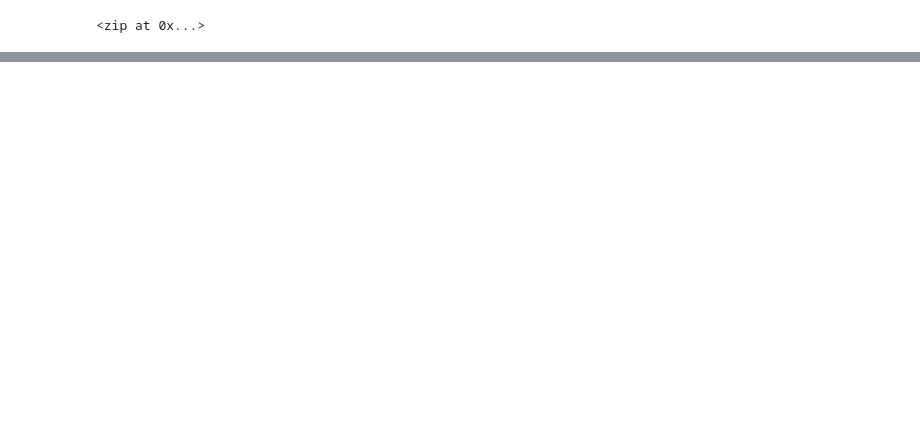
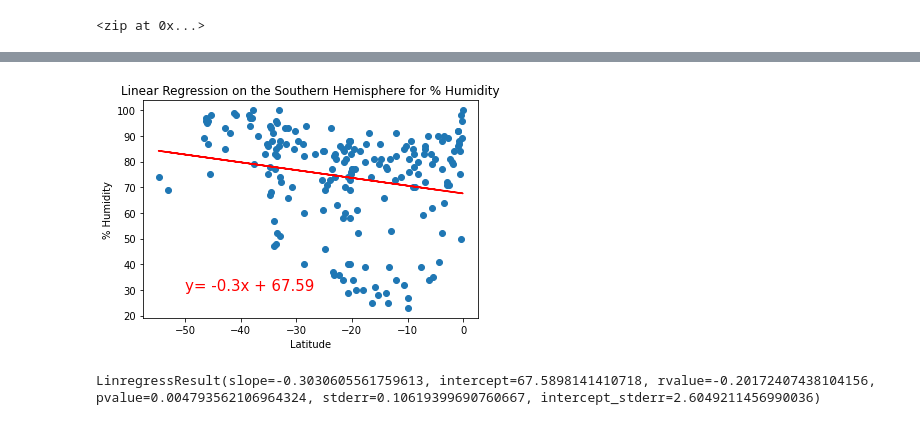
Before and after one commit to Andrew-Carlson/World_Weather_Analysis, a Jupyter notebook: WeatherPy.ipynb, the cells around one changed output, grey strips where cells are left out. Saved outputs shown, nothing was run; the diff lists cells and outputs as text; code cells hidden in the pictures; blank space fills up the shorter version.

```diff
--- a/WeatherPy.ipynb
+++ b/WeatherPy.ipynb
@@ -311,0 +440,16 @@ plt.show()
+# %%
+# Linear regression on the Southern Hemisphere
+
+x_values = southern_hemi_df["Lat"]
+
+y_values = southern_hemi_df["Humidity"]
+
+# Call the function.
+
+plot_linear_regression(x_values, y_values, 'Linear Regression on the Southern Hemisphere for % Humidity', '% Humidity',(-50,30))
+# %% [output]
+[figure, added]
+# %%
+linregress(x_values, y_values) # check r-value for correlation
+# %% [output]
+LinregressResult(slope=-0.3030605561759613, intercept=67.5898141410718, rvalue=-0.20172407438104156, pvalue=0.004793562106964324, stderr=0.10619399690760667, intercept_stderr=2.6049211456990036)
```
Also changed, not shown: parts of 24 cells of this notebook.
